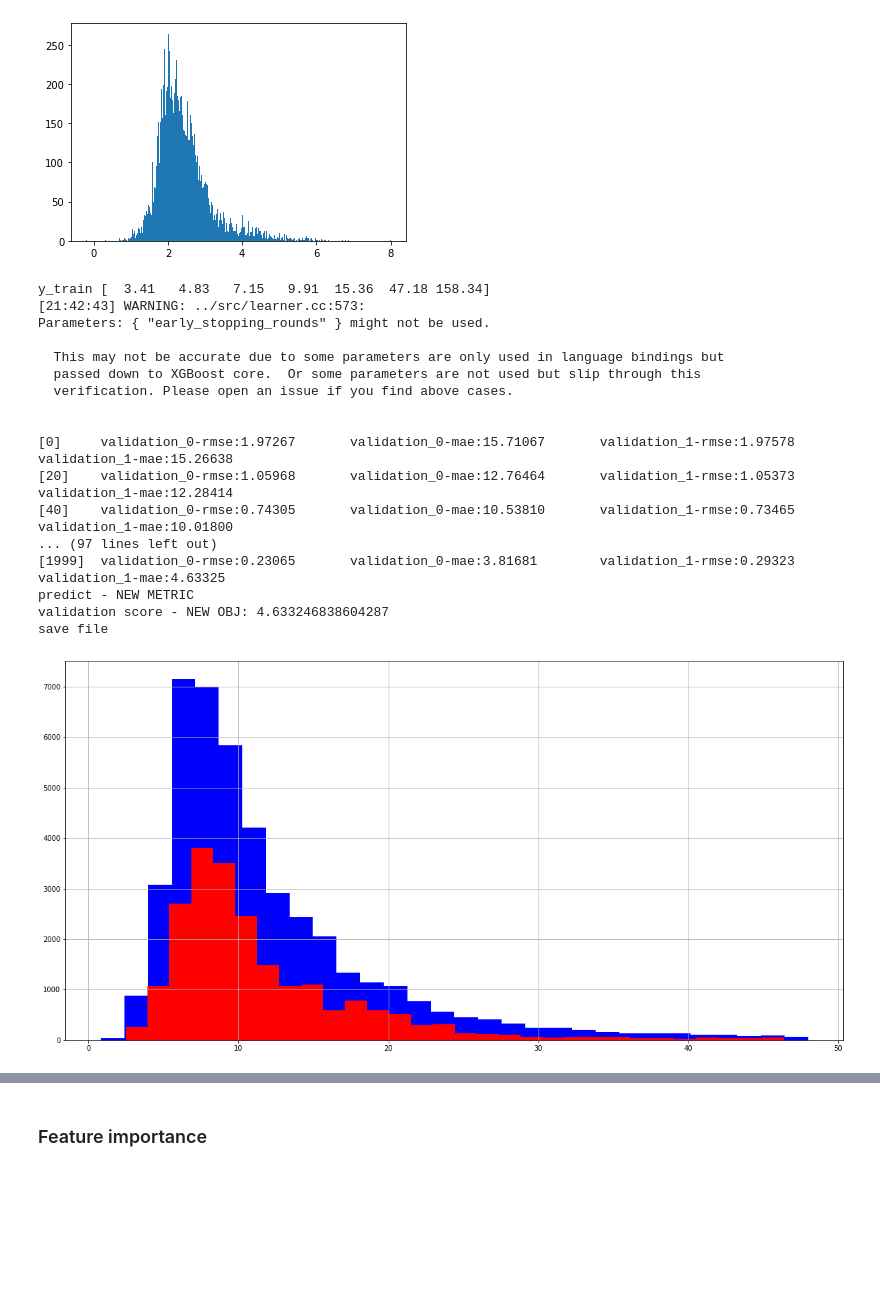
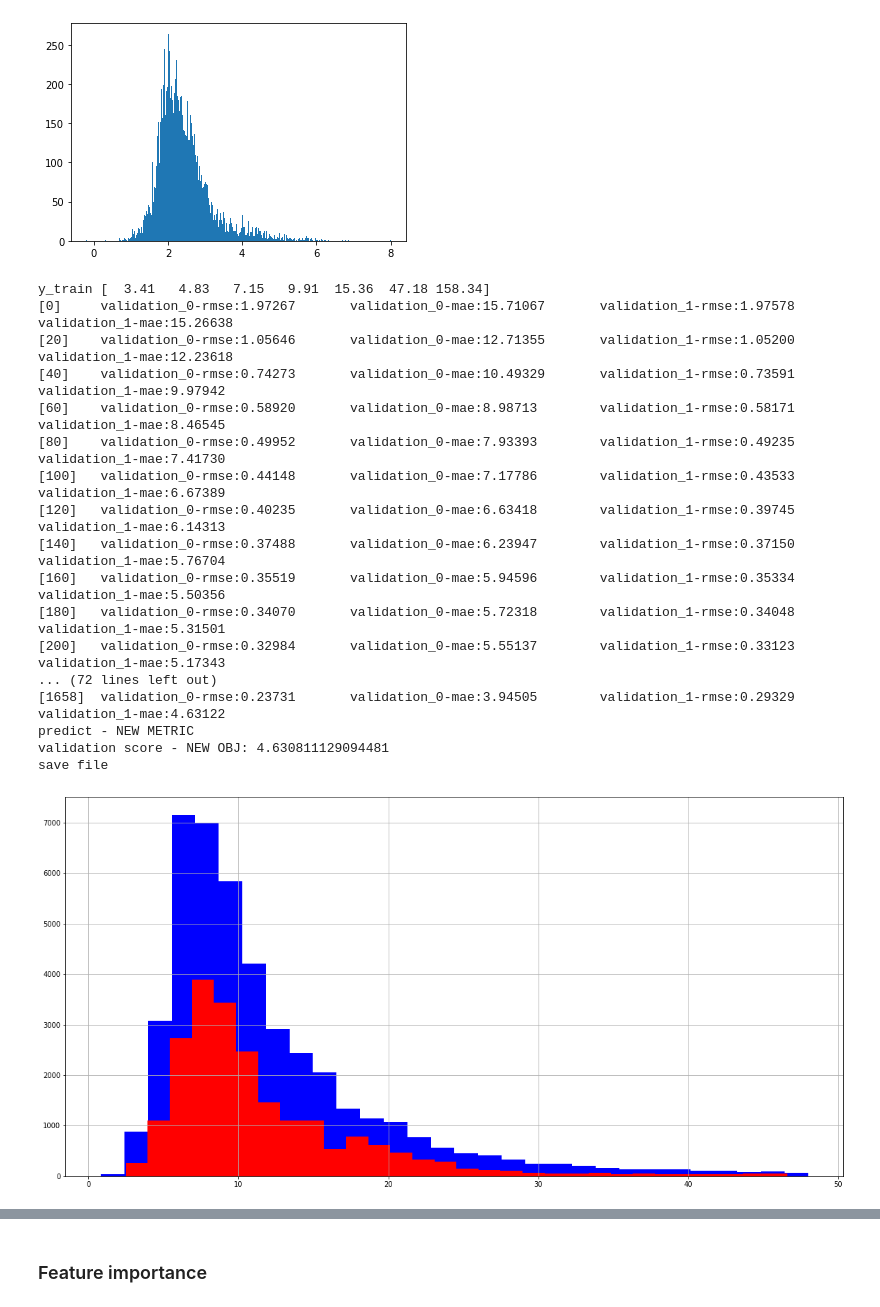
Before and after one commit to DataCrane/PML-kaggle-competition-2021, a Jupyter notebook: pml-2021-competition.ipynb, the cells around one changed output, grey strips where cells are left out. Cells and saved outputs as stored; diff of their text form; code cells hidden in the pictures; blank space fills up the shorter version.

```diff
--- a/pml-2021-competition.ipynb
+++ b/pml-2021-competition.ipynb
@@ -744,11 +744,12 @@ def long_text_features(train=train, test=test, bread_main_parts=50):
     df_all['day'] = df_all['date'].map(get_day)
 
     months_ru = ['мая', 'апреля', 'марта', 'февраля', 'января', 'октября', 'декабря', 'ноября', 'сентября', 'августа', 'июля', 'июня']
-    months_pl = ['maj', 'kwiecień', 'marzec', 'luty', 'styczeń', 'październik', 'grudzień', 'listopad', 'wrzesień', 'sierpień', 'lipiec', 'czerwiec']
-    months_k_v = dict(zip(months_ru, months_pl))
+    months_en = ['may', 'april', 'march', 'february', 'january', 'october', 'december', 'november', 'september', 'august', 'july', 'june']
+    months_k_v = dict(zip(months_ru, months_en))
 
 
     df_all['date_month'] = df_all['date'].map(get_months)
+    df_all['date_month'] = df_all['date_month'].map(lambda x: months_k_v[x] if x else None)
 
     df_all['date_some_number'] = df_all['date'].map(lambda x: x[1])
     df_all['date_plus'] = df_all['date'].map(get_date_plus)
@@ -848,8 +849,13 @@ def short_text_features(df_all, features):
 
 
     df_all['date_some_number'] = df_all['date_some_number'].astype('int32')
-#     df_all['fact_Type of the building:_mean'] = df_all['fact_Type of the building:_mean'].astype('int8')
-#     df_all['fact_Type of the building:_median'] = df_all['fact_Type of the building:_median'].astype('int8')
+
+    # more engineering
+    df_all['geo_block_0_cat + fact_Housing class:_mean'] = df_all['geo_block_0_cat'] + df_all['fact_Housing class:_mean']
+    df_all['geo_block_0_cat * fact_Housing class:_mean'] = df_all['geo_block_0_cat'] * df_all['fact_Housing class:_mean']
+
+    df_all['date_month_label +'] = df_all['date_month'].map(lambda x: int(x in ['august', 'june']))
+    df_all['date_month_label -'] = df_all['date_month'].map(lambda x: int(x == 'october'))
 
     # split
     df_train, df_test = df_all[False == df_all['price'].isnull()], df_all[df_all['price'].isnull()]
@@ -1063,6 +1088,18 @@ shift = 0
 if target_log:
     y_train_log = np.log(y_train) + shift
     y_test_log = np.log(y_test) + shift
+# %%
+xgb_params = {'objective' : fair_obj,
+              'colsample_bytree': 0.639338169696854,
+              'learning_rate': 0.010004061027776059,
+              'max_depth': 17,
+              'reg_alpha': 1.1538760116889881,
+              'reg_lambda': 0.9937596019610064,
+              'min_child_weight': 6,
+              'n_estimators': 2000,
+              'subsample': 0.8762074509846408,
+              'tree_method': 'gpu_hist',
+              'random_state': 20}
 # %%
 # Model
 # kaggle public score: 4.88
@@ -1071,20 +1108,6 @@ if target_log:
 
 print('y_train', np.round(np.percentile(y_train, [1,5,25,50,75,95,99]),2))
 
-
-xgb_params = {'objective' : fair_obj,
-              'colsample_bytree': 0.639338169696854,
-              'learning_rate': 0.010004061027776059,
-              'max_depth': 17,
-              'reg_alpha': 1.1538760116889881,
-              'reg_lambda': 0.9937596019610064,
-              'min_child_weight': 6,
-              'n_estimators': 2000,
-              'subsample': 0.8762074509846408,
-              'tree_method': 'gpu_hist',
-              'random_state': 20,
-              'early_stopping_rounds': 5}
-
 model = xgb.XGBRegressor(**xgb_params)
 
 eval_set = [(X_train, y_train_log), (X_test, y_test_log)]
@@ -1092,52 +1115,53 @@ eval_set = [(X_train, y_train_log), (X_test, y_test_log)]
 model.fit(X_train, y_train_log, \
          eval_metric = mae_log_eval,
          eval_set = eval_set, \
-         verbose = 20)
+         verbose = 20,
+         early_stopping_rounds = 30)
 
 
 print("predict - NEW METRIC")
 
 if target_log:
 
     y_pred_log = model.predict(X_test) - shift
     y_pred_log[ y_pred_log < 0 ] = 1e-6 # for sub zero values
     y_pred = np.exp( y_pred_log )
 
 score = mean_absolute_error(y_test, y_pred)
 
 print('validation score - NEW OBJ: {}'.format(score))
 
 
 
 print("save file")
 test_price_log = model.predict(test[feats].values) - shift
 test['price'] = np.exp(test_price_log)
 test['id'] = test['id'].astype('int32')
 test[ ['id', 'price'] ].to_csv('newmetric_3_check.csv', index=False)
 
 plot.figure(figsize = (20,10))
 train[ train.price < np.percentile( train.price, 95 ) ]['price'].hist(bins=30, color='blue')
 test[ test.price < np.percentile( test.price, 95 ) ]['price'].hist(bins=30, color='red')
 plot.show()
 # %% [output]
 y_train [  3.41   4.83   7.15   9.91  15.36  47.18 158.34]
-[21:42:43] WARNING: ../src/learner.cc:573:
-Parameters: { "early_stopping_rounds" } might not be used.
-
-  This may not be accurate due to some parameters are only used in language bindings but
-  passed down to XGBoost core.  Or some parameters are not used but slip through this
-  verification. Please open an issue if you find above cases.
-
-
 [0]     validation_0-rmse:1.97267       validation_0-mae:15.71067       validation_1-rmse:1.97578       validation_1-mae:15.26638
-[20]    validation_0-rmse:1.05968       validation_0-mae:12.76464       validation_1-rmse:1.05373       validation_1-mae:12.28414
-[40]    validation_0-rmse:0.74305       validation_0-mae:10.53810       validation_1-rmse:0.73465       validation_1-mae:10.01800
-... (97 lines left out)
-[1999]  validation_0-rmse:0.23065       validation_0-mae:3.81681        validation_1-rmse:0.29323       validation_1-mae:4.63325
+[20]    validation_0-rmse:1.05646       validation_0-mae:12.71355       validation_1-rmse:1.05200       validation_1-mae:12.23618
+[40]    validation_0-rmse:0.74273       validation_0-mae:10.49329       validation_1-rmse:0.73591       validation_1-mae:9.97942
+[60]    validation_0-rmse:0.58920       validation_0-mae:8.98713        validation_1-rmse:0.58171       validation_1-mae:8.46545
+[80]    validation_0-rmse:0.49952       validation_0-mae:7.93393        validation_1-rmse:0.49235       validation_1-mae:7.41730
+[100]   validation_0-rmse:0.44148       validation_0-mae:7.17786        validation_1-rmse:0.43533       validation_1-mae:6.67389
+[120]   validation_0-rmse:0.40235       validation_0-mae:6.63418        validation_1-rmse:0.39745       validation_1-mae:6.14313
+[140]   validation_0-rmse:0.37488       validation_0-mae:6.23947        validation_1-rmse:0.37150       validation_1-mae:5.76704
+[160]   validation_0-rmse:0.35519       validation_0-mae:5.94596        validation_1-rmse:0.35334       validation_1-mae:5.50356
+[180]   validation_0-rmse:0.34070       validation_0-mae:5.72318        validation_1-rmse:0.34048       validation_1-mae:5.31501
+[200]   validation_0-rmse:0.32984       validation_0-mae:5.55137        validation_1-rmse:0.33123       validation_1-mae:5.17343
+... (72 lines left out)
+[1658]  validation_0-rmse:0.23731       validation_0-mae:3.94505        validation_1-rmse:0.29329       validation_1-mae:4.63122
 predict - NEW METRIC
-validation score - NEW OBJ: 4.633246838604287
+validation score - NEW OBJ: 4.630811129094481
 save file
-[figure, old version]
+[figure, new version]
 # %%
 # plot learning curve
 plot.title("Learning curve MAE")
```
Also changed, not shown: parts of 15 cells of this notebook.
